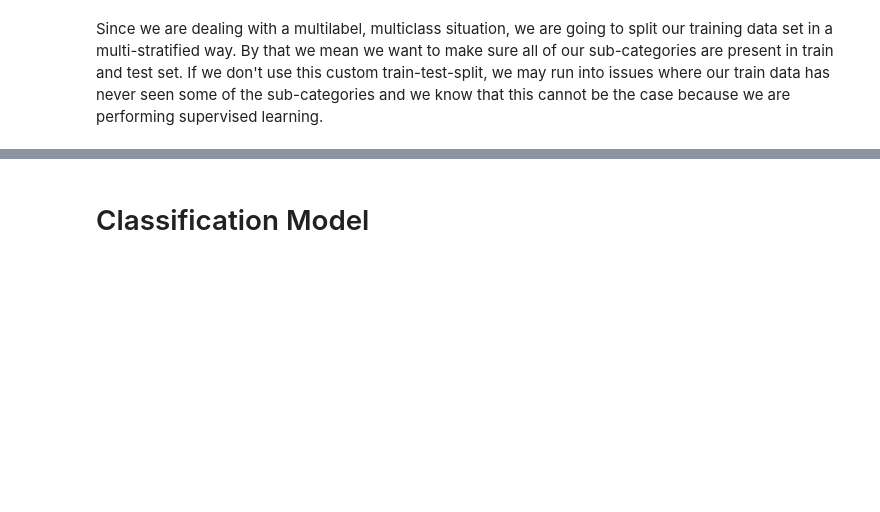
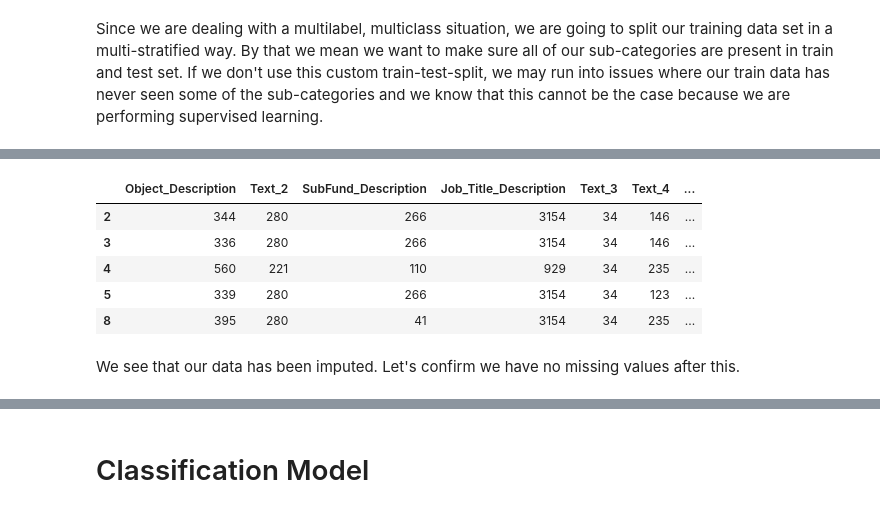
Before and after one commit to ayeshabhimdi/education-reboot, a Jupyter notebook: project/Reboot-Education_boxplot-PandasMICE.ipynb, the cells around one changed output, grey strips where cells are left out. Drawn from its saved outputs; the diff is of its cells as text; code cells hidden in the pictures; blank space fills up the shorter version.

```diff
--- a/project/Reboot-Education_boxplot-PandasMICE.ipynb
+++ b/project/Reboot-Education_boxplot-PandasMICE.ipynb
@@ -814,0 +798,13 @@ def multilabel_train_test_split(X, Y, size, min_count=5, seed=None):
+# %%
+mice_imp = MiceImputer(seed_strategy='most_frequent')
+# %%
+import re
+from sklearn import preprocessing
+le = preprocessing.LabelEncoder()
+for column_name in train_imp.columns:
+    if train_imp[column_name].dtype == object:
+      #  print("do_nothing")
+        temp = train_imp[column_name].astype(str).map(lambda x: re.sub(r'\W+', '', x))
+        train_imp[column_name] = le.fit_transform(temp)
+    else:
+        pass
@@ -814,0 +855,19 @@ def multilabel_train_test_split(X, Y, size, min_count=5, seed=None):
+# %%
+# from IPython.core.debugger import Pdb as pdb
+# #%pdb on
+# %debug
+
+fitted_val = mice_imp.fit(train_imp)
+# %%
+miced_data = fitted_val.transform(train_imp)
+# %%
+miced_data.head()
+# %% [output]
+|  | Object_Description | Text_2 | SubFund_Description | Job_Title_Description | Text_3 | Text_4 | ... |
+| 2 | 344 | 280 | 266 | 3154 | 34 | 146 | ... |
+| 3 | 336 | 280 | 266 | 3154 | 34 | 146 | ... |
+| 4 | 560 | 221 | 110 | 929 | 34 | 235 | ... |
+| 5 | 339 | 280 | 266 | 3154 | 34 | 123 | ... |
+| 8 | 395 | 280 | 41 | 3154 | 34 | 235 | ... |
+# %% [markdown]
+We see that our data has been imputed. Let's confirm we have no missing values after this.
```
Also changed, not shown: parts of 92 cells of this notebook.
